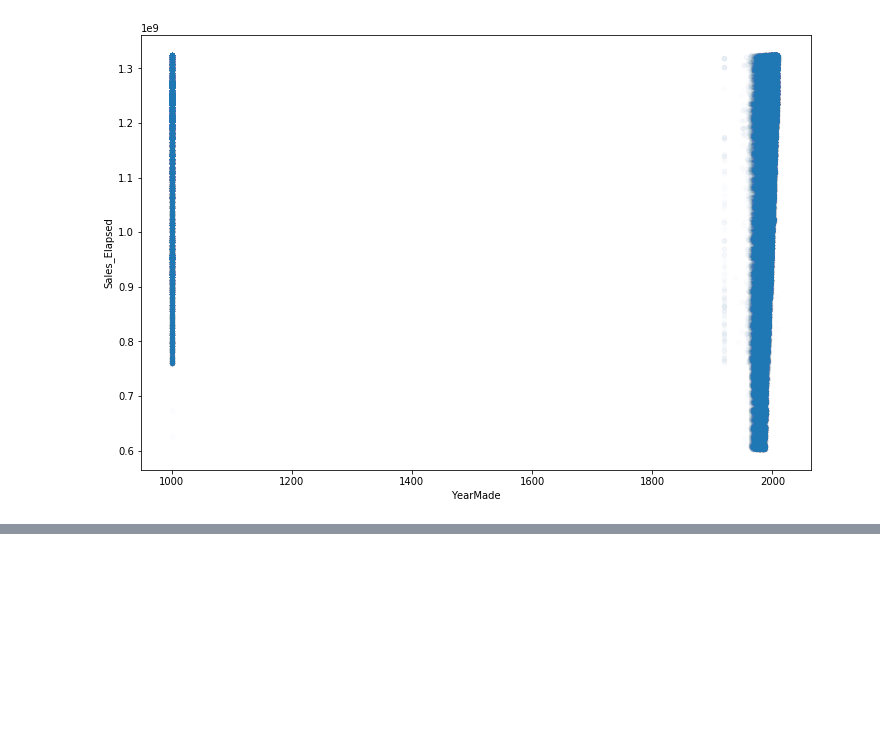
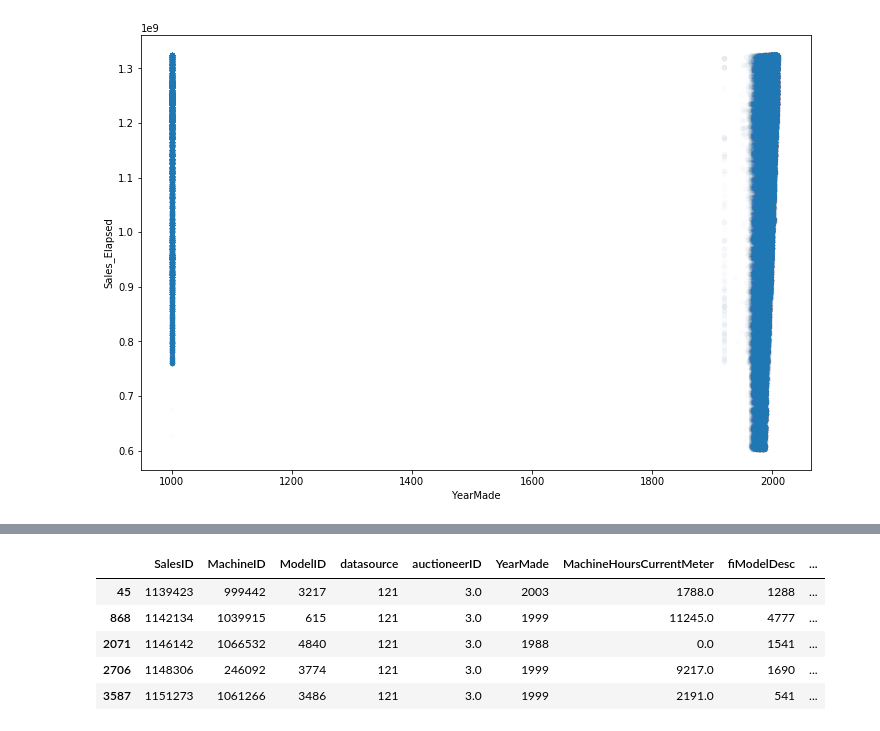
Before and after one commit to waficf/Kaggle_Competitions, a Jupyter notebook: Bulldozers.ipynb, the cells around one changed output, grey strips where cells are left out. Cells and saved outputs as stored; diff of their text form; code cells hidden in the pictures; blank space fills up the shorter version.

```diff
--- a/Bulldozers.ipynb
+++ b/Bulldozers.ipynb
@@ -701,0 +700,9 @@ ValueError: feature does not exist: saleElapsed
+# %%
+display_all(x.head())
+# %% [output]
+|  | SalesID | MachineID | ModelID | datasource | auctioneerID | YearMade | MachineHoursCurrentMeter | fiModelDesc | ... |
+| 45 | 1139423 | 999442 | 3217 | 121 | 3.0 | 2003 | 1788.0 | 1288 | ... |
+| 868 | 1142134 | 1039915 | 615 | 121 | 3.0 | 1999 | 11245.0 | 4777 | ... |
+| 2071 | 1146142 | 1066532 | 4840 | 121 | 3.0 | 1988 | 0.0 | 1541 | ... |
+| 2706 | 1148306 | 246092 | 3774 | 121 | 3.0 | 1999 | 9217.0 | 1690 | ... |
+| 3587 | 1151273 | 1061266 | 3486 | 121 | 3.0 | 1999 | 2191.0 | 541 | ... |
```
Also changed, not shown: parts of 26 cells of this notebook.
